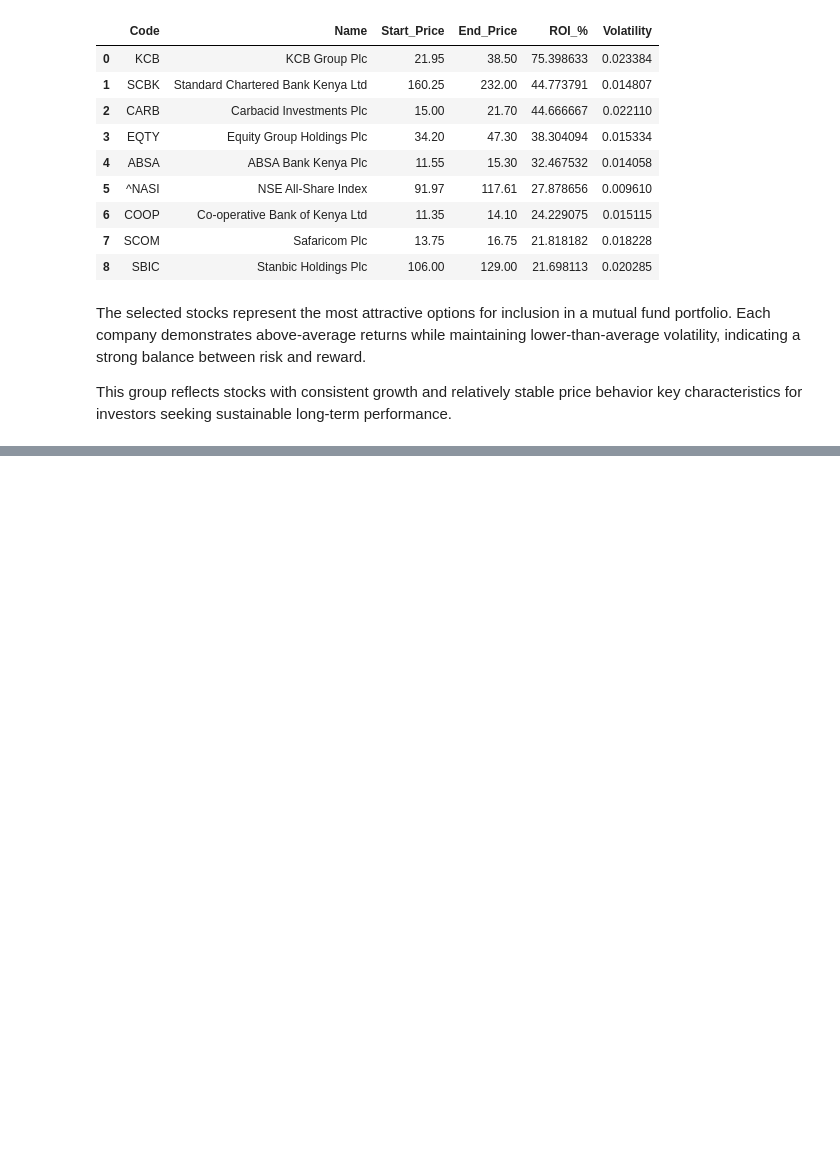
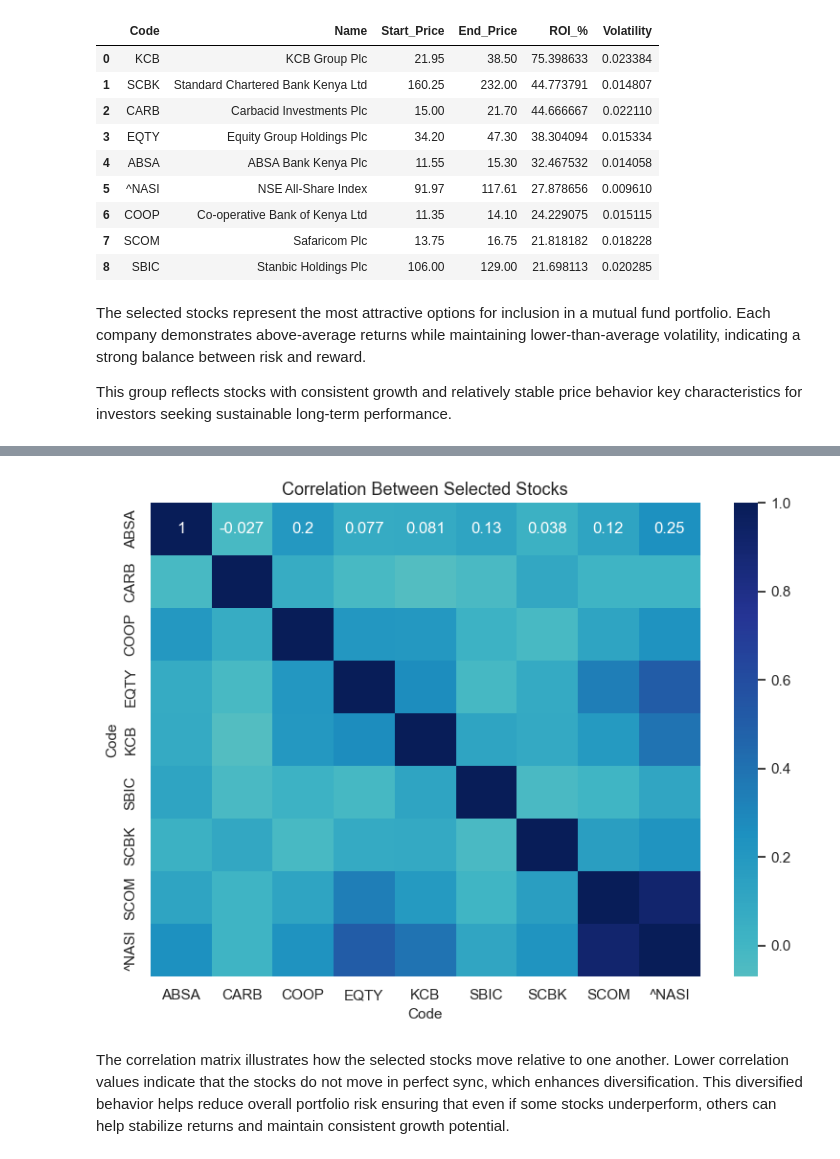
Before and after one commit to DonnahM/Mutual-Fund-Plan-NSE, a Jupyter notebook: portfolio_construction.ipynb, the cells around one changed output, grey strips where cells are left out. Saved outputs shown, nothing was run; the diff lists cells and outputs as text; code cells hidden in the pictures; blank space fills up the shorter version.

Commit message:
"Add correlation heatmap and update visuals"

```diff
--- a/portfolio_construction.ipynb
+++ b/portfolio_construction.ipynb
@@ -293,0 +322,20 @@ key characteristics for investors seeking sustainable long-term performance.
+# %%
+# Correlation among selected stocks' daily returns
+selected_codes = selected_stocks['Code'].tolist()
+
+returns_pivot = df[df['Code'].isin(selected_codes)].pivot(index='Date', columns='Code', values='Daily_Return')
+corr_matrix = returns_pivot.corr()
+
+# Visualize correlation heatmap
+fig, ax = plt.subplots(figsize=(8, 6))
+sns.heatmap(corr_matrix, annot=True, cmap='YlGnBu', center=0, ax=ax)
+ax.set_title('Correlation Between Selected Stocks')
+plt.tight_layout()
+plt.savefig('correlation_heatmap.png', dpi=300)
+plt.show()
+# %% [output]
+[figure, added]
+# %% [markdown]
+The correlation matrix illustrates how the selected stocks move relative to one another.
+Lower correlation values indicate that the stocks do not move in perfect sync, which enhances diversification.
+This diversified behavior helps reduce overall portfolio risk ensuring that even if some stocks underperform, others can help stabilize returns and maintain consistent growth potential.
```
Also changed, not shown: parts of 8 cells of this notebook, 2 other files.
